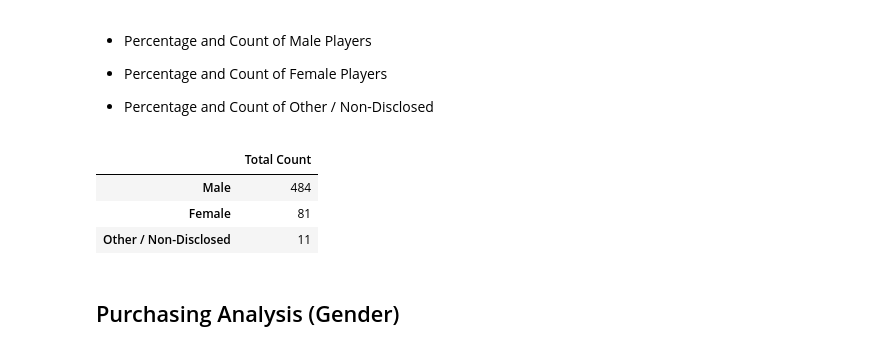
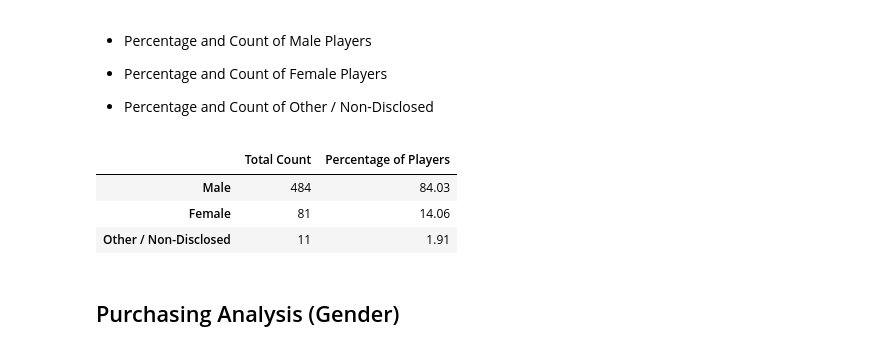
Before and after one commit to KristenScaletta/pandas-challenge, a Jupyter notebook: HeroesofPymoli/HeroesOfPymoli_challenge.ipynb, the cells around one changed output. Cells and saved outputs as stored; diff of their text form; code cells hidden in the pictures.

```diff
--- a/HeroesofPymoli/HeroesOfPymoli_challenge.ipynb
+++ b/HeroesofPymoli/HeroesOfPymoli_challenge.ipynb
@@ -73,23 +79,26 @@ summary_data_df.head()
 
 * Percentage and Count of Other / Non-Disclosed
 # %%
-#Gets unique players
+#Gets unique players by pulling data that is constant across each row from the main file and dripping duplicate rows.
 unique_players_df = data_file_df[['SN', 'Age', 'Gender']]
 unique_players_df = unique_players_df.drop_duplicates()
+#Calculates total players to use in percentage calculation.
+total_players = unique_players_df['SN'].count()
 
-#Deterimines number of players by gender
-unique_players_df['Gender'].value_counts()/unique_players_count
+#Deterimines number of players by gender and the percentage of total players and stores this data in a new dataframe
+
 gender_df = pd.DataFrame({
-    "Total Count": unique_players_df['Gender'].value_counts()
-    #"Percentage of Players": gender_df['Total Count'].value #/len(unique_players_df['SN']) This doesn't work.
+    "Total Count": unique_players_df['Gender'].value_counts(),
+    "Percentage of Players": round(unique_players_df['Gender'].value_counts()/total_players * 100,2)
 })
 
+#Displays the new dataframe.
 gender_df
 # %% [output]
-|  | Total Count |
-| Male | 484 |
-| Female | 81 |
-| Other / Non-Disclosed | 11 |
+|  | Total Count | Percentage of Players |
+| Male | 484 | 84.03 |
+| Female | 81 | 14.06 |
+| Other / Non-Disclosed | 11 | 1.91 |
 # %% [markdown]
 
 ## Purchasing Analysis (Gender)
```
Also changed, not shown: parts of 11 cells of this notebook.
